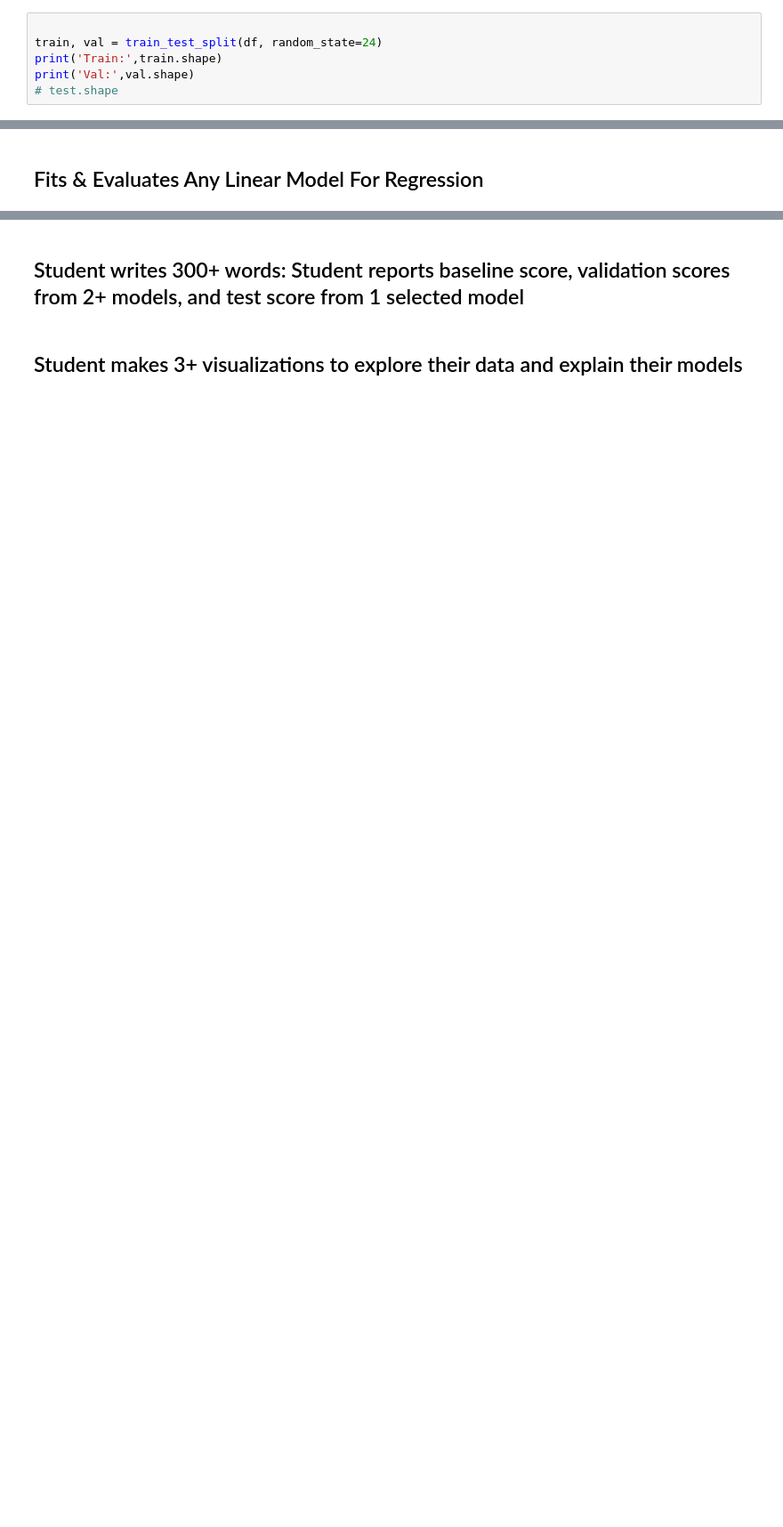
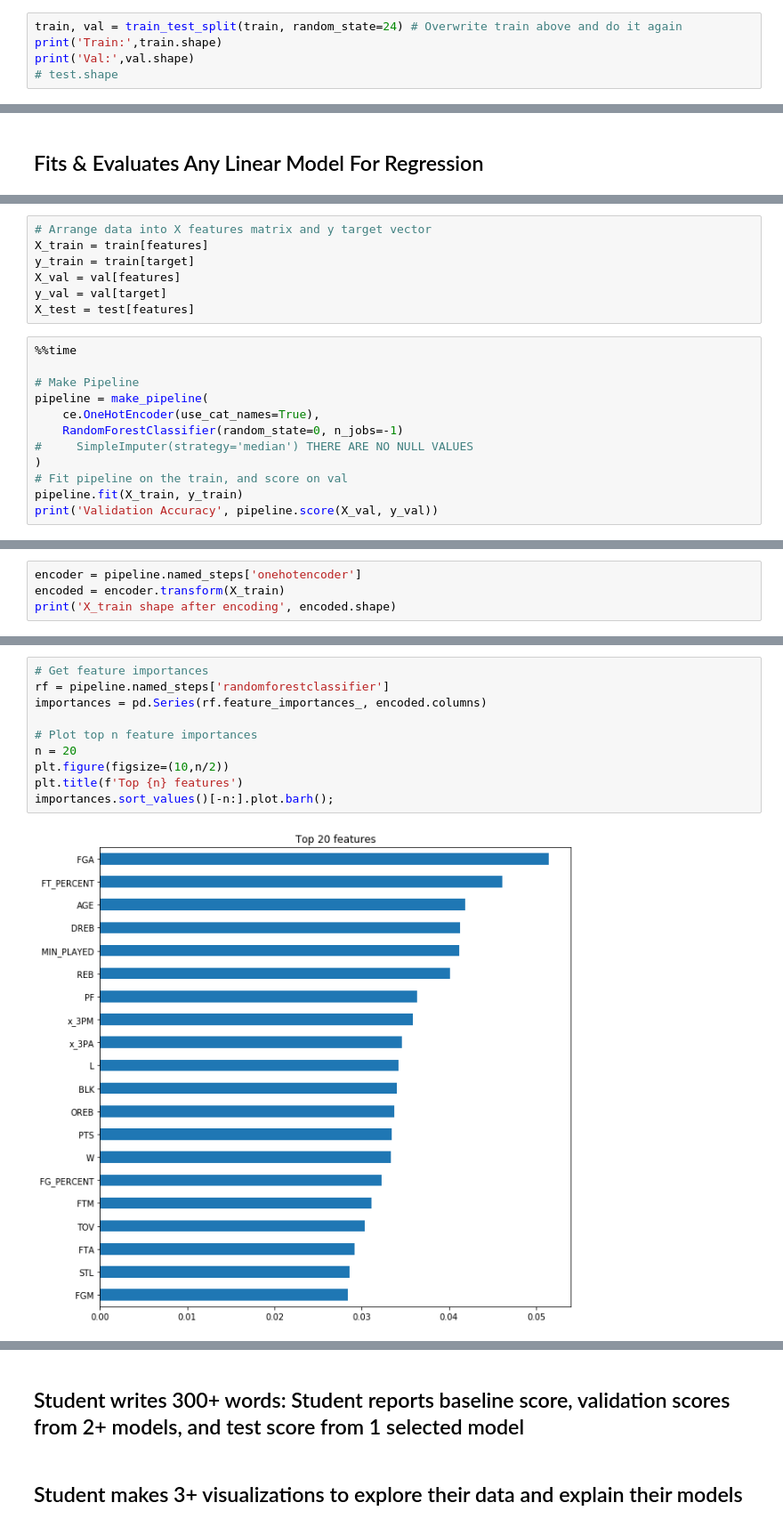
Before and after one commit to jacobpad/jacobpad.github.io, a Jupyter notebook: data/U2_Project_NBA.ipynb, the cells around one changed output, grey strips where cells are left out. Shown at 89% size. Cells and saved outputs as stored; diff of their text form; blank space fills up the shorter version.

```diff
--- a/data/U2_Project_NBA.ipynb
+++ b/data/U2_Project_NBA.ipynb
@@ -319,6 +368,5 @@ target = df['salary']
 # %%
-
-train, val = train_test_split(df, random_state=24)
+train, val = train_test_split(train, random_state=24) # Overwrite train above and do it again
 print('Train:',train.shape)
 print('Val:',val.shape)
 # test.shape
@@ -350,0 +558,19 @@ Name: salary, Length: 204, dtype: float64
+# %%
+# Arrange data into X features matrix and y target vector
+X_train = train[features]
+y_train = train[target]
+X_val = val[features]
+y_val = val[target]
+X_test = test[features]
+# %%
+%%time
+
+# Make Pipeline
+pipeline = make_pipeline(
+    ce.OneHotEncoder(use_cat_names=True),
+    RandomForestClassifier(random_state=0, n_jobs=-1)
+#     SimpleImputer(strategy='median') THERE ARE NO NULL VALUES
+)
+# Fit pipeline on the train, and score on val
+pipeline.fit(X_train, y_train)
+print('Validation Accuracy', pipeline.score(X_val, y_val))
@@ -350,0 +586,4 @@ Name: salary, Length: 204, dtype: float64
+# %%
+encoder = pipeline.named_steps['onehotencoder']
+encoded = encoder.transform(X_train)
+print('X_train shape after encoding', encoded.shape)
@@ -350,0 +592,12 @@ Name: salary, Length: 204, dtype: float64
+# %%
+# Get feature importances
+rf = pipeline.named_steps['randomforestclassifier']
+importances = pd.Series(rf.feature_importances_, encoded.columns)
+
+# Plot top n feature importances
+n = 20
+plt.figure(figsize=(10,n/2))
+plt.title(f'Top {n} features')
+importances.sort_values()[-n:].plot.barh();
+# %% [output]
+[figure, added]
```
Also changed, not shown: parts of 59 cells of this notebook.
